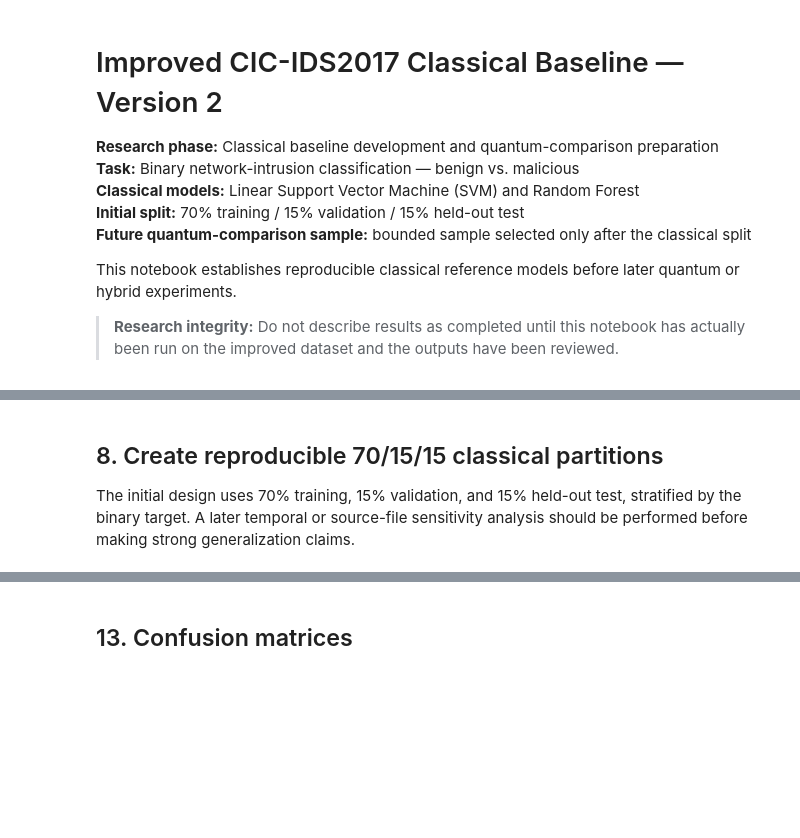
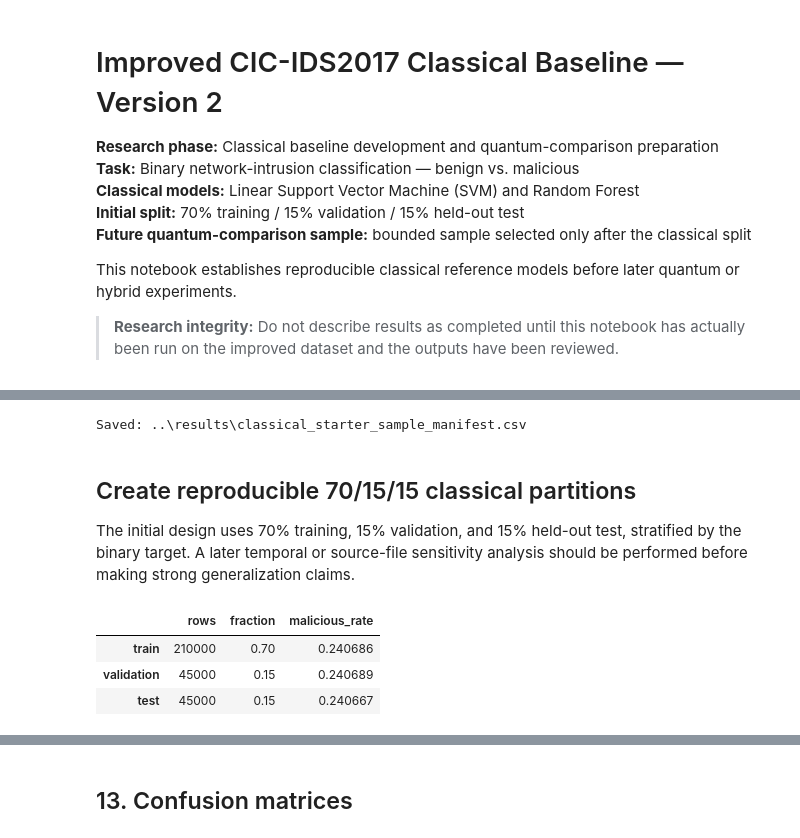
Before and after one commit to OOdunsi/Exploring-Quantum-Computing---CICIDS2017-Dataset-Test, a Jupyter notebook: notebooks/01_cicids2017_classical_baseline_v2.ipynb, the cells around one changed output, grey strips where cells are left out. Drawn from its saved outputs; the diff is of its cells as text; code cells hidden in the pictures; blank space fills up the shorter version.

```diff
--- a/notebooks/01_cicids2017_classical_baseline_v2.ipynb
+++ b/notebooks/01_cicids2017_classical_baseline_v2.ipynb
@@ -169,14 +742,75 @@ display(y.value_counts(normalize=True).rename("proportion"))
+# %%
+starter_sample_manifest = meta.copy()
+
+starter_sample_manifest["binary_target"] = y.to_numpy()
+
+starter_sample_manifest.to_csv(
+    RESULTS_DIR / "classical_starter_sample_manifest.csv",
+    index=False
+)
+
+print(
+    "Saved:",
+    RESULTS_DIR / "classical_starter_sample_manifest.csv"
+)
+# %% [output]
+Saved: ..\results\classical_starter_sample_manifest.csv
 # %% [markdown]
-## 8. Create reproducible 70/15/15 classical partitions
+## Create reproducible 70/15/15 classical partitions
 
 The initial design uses 70% training, 15% validation, and 15% held-out test, stratified by the binary target. A later temporal or source-file sensitivity analysis should be performed before making strong generalization claims.
 # %%
-idx=np.arange(len(X))
-train_idx,temp_idx=train_test_split(idx,test_size=0.30,stratify=y,random_state=RANDOM_STATE)
-val_idx,test_idx=train_test_split(temp_idx,test_size=0.50,stratify=y.iloc[temp_idx],random_state=RANDOM_STATE)
-def take(indices): return X.iloc[indices].copy(), y.iloc[indices].copy(), meta.iloc[indices].copy()
-X_train,y_train,meta_train=take(train_idx)
-X_val,y_val,meta_val=take(val_idx)
-X_test,y_test,meta_test=take(test_idx)
-split_summary=pd.DataFrame({"rows":[len(X_train),len(X_val),len(X_test)],"fraction":[len(X_train)/len(X),len(X_val)/len(X),len(X_test)/len(X)],"malicious_rate":[y_train.mean(),y_val.mean(),y_test.mean()]}, index=["train","validation","test"])
+idx = np.arange(len(X))
+
+train_idx, temp_idx = train_test_split(
+    idx,
+    test_size=0.30,
+    stratify=y,
+    random_state=RANDOM_STATE
+)
+
+val_idx, test_idx = train_test_split(
+    temp_idx,
+    test_size=0.50,
+    stratify=y.iloc[temp_idx],
+    random_state=RANDOM_STATE
+)
+
+def take(indices):
+    return (
+        X.iloc[indices].copy(),
+        y.iloc[indices].copy(),
+        meta.iloc[indices].copy()
+    )
+
+X_train, y_train, meta_train = take(train_idx)
+X_val, y_val, meta_val = take(val_idx)
+X_test, y_test, meta_test = take(test_idx)
+
+split_summary = pd.DataFrame(
+    {
+        "rows": [
+            len(X_train),
+            len(X_val),
+            len(X_test)
+        ],
+        "fraction": [
+            len(X_train) / len(X),
+            len(X_val) / len(X),
+            len(X_test) / len(X)
+        ],
+        "malicious_rate": [
+            y_train.mean(),
+            y_val.mean(),
+            y_test.mean()
+        ]
+    },
+    index=["train", "validation", "test"]
+)
+
 display(split_summary)
+# %% [output]
+|  | rows | fraction | malicious_rate |
+| train | 210000 | 0.70 | 0.240686 |
+| validation | 45000 | 0.15 | 0.240689 |
+| test | 45000 | 0.15 | 0.240667 |
```
Also changed, not shown: parts of 72 cells of this notebook, 2 other files.
